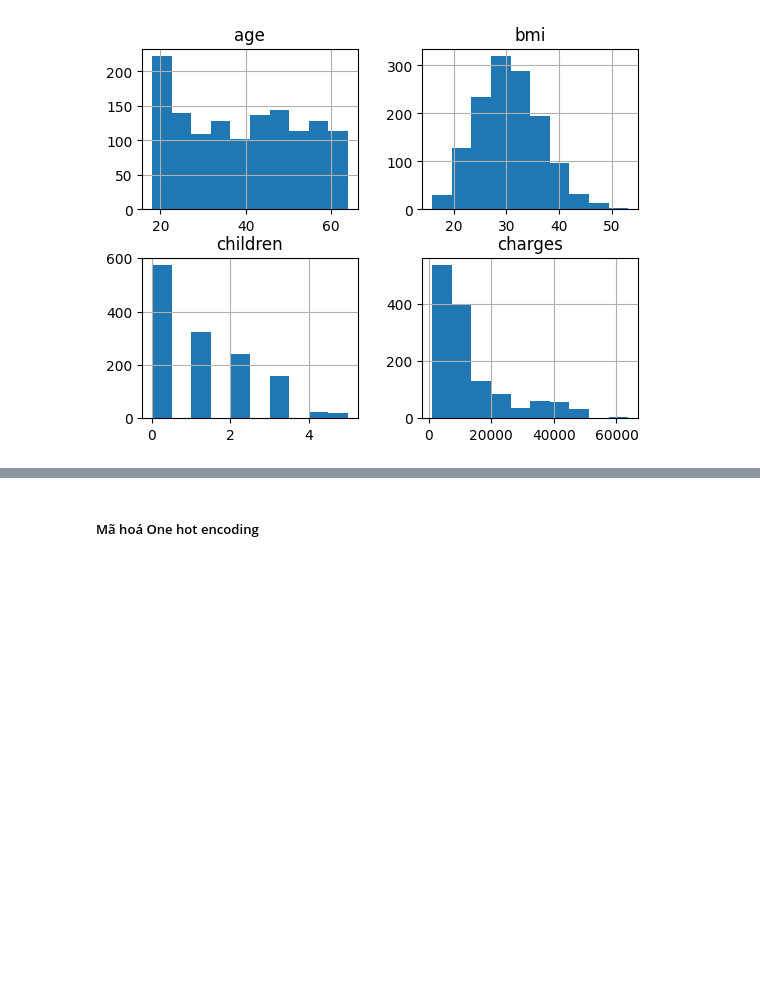
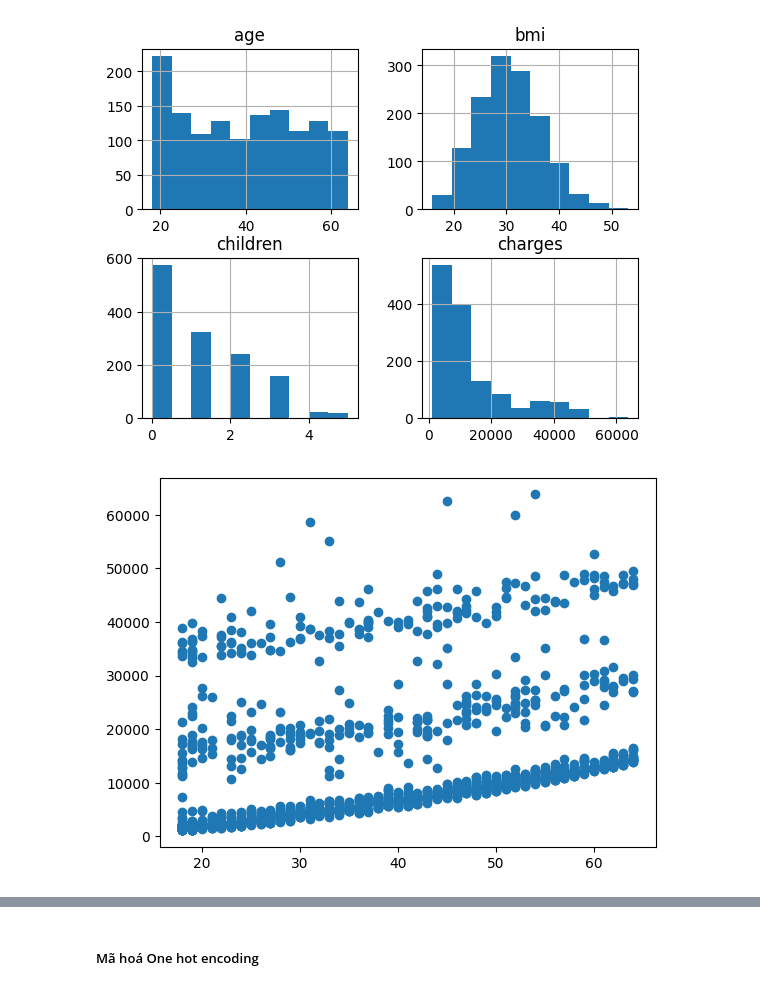
Before and after one commit to ntnqu/DAP2311R1, a Jupyter notebook: Buổi 19 - 02012024/Buổi 19 - Thực hành hồi quy tuyến tính.ipynb, the cells around one changed output, grey strips where cells are left out. Drawn from its saved outputs; the diff is of its cells as text; code cells hidden in the pictures; blank space fills up the shorter version.

```diff
--- a/Buổi 19 - 02012024/Buổi 19 - Thực hành hồi quy tuyến tính.ipynb
+++ b/Buổi 19 - 02012024/Buổi 19 - Thực hành hồi quy tuyến tính.ipynb
@@ -68,3 +62,8 @@ array([[<Axes: title={'center': 'age'}>, <Axes: title={'center': 'bmi'}>],
        [<Axes: title={'center': 'children'}>,
         <Axes: title={'center': 'charges'}>]], dtype=object)
 [figure]
+# %%
+plt.scatter(df['age'], df['charges'])
+plt.show()
+# %% [output]
+[figure, added]
```
Also changed, not shown: parts of 17 cells of this notebook, 3 other files.
